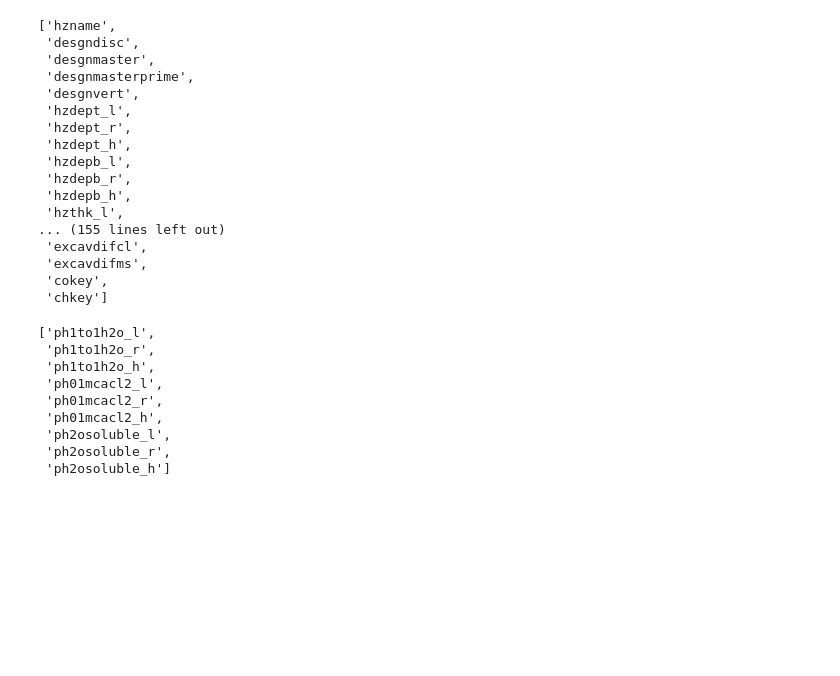
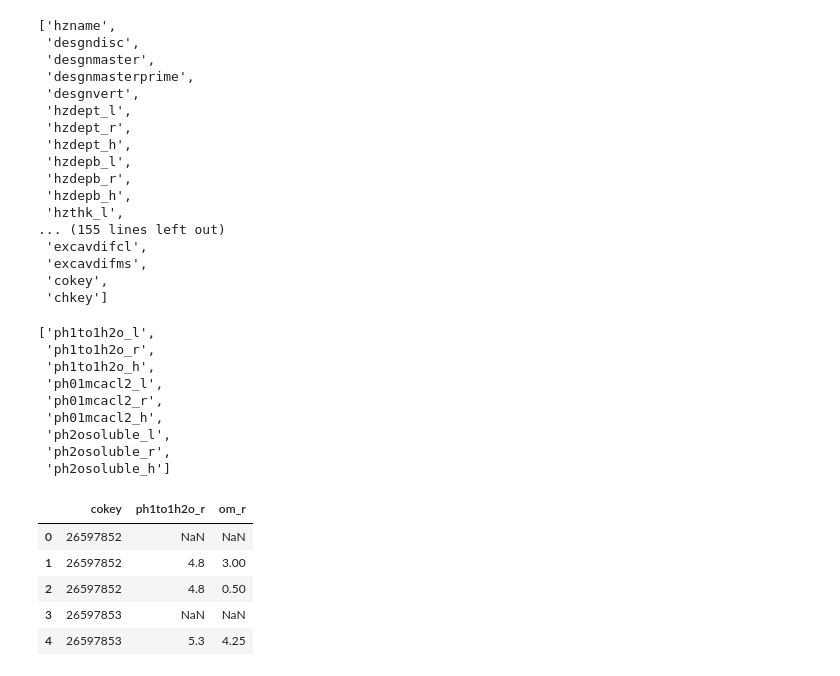
Before and after one commit to ADoddala/Predicting_Crop_Yields, a Jupyter notebook: notebooks/Data_gathering.ipynb, the cells around one changed output. Saved outputs shown, nothing was run; the diff lists cells and outputs as text; code cells hidden in the pictures; blank space fills up the shorter version.

```diff
--- a/notebooks/Data_gathering.ipynb
+++ b/notebooks/Data_gathering.ipynb
@@ -1041,3 +1035,15 @@ chorizon.columns.tolist()
  'ph2osoluble_l',
  'ph2osoluble_r',
  'ph2osoluble_h']
+# %%
+# Get only required nutrient columns
+soil_nutrients = chorizon[["cokey","ph1to1h2o_r","om_r"]].copy() #make as independent dataframe
+# %%
+soil_nutrients.head()
+# %% [output]
+|  | cokey | ph1to1h2o_r | om_r |
+| 0 | 26597852 | NaN | NaN |
+| 1 | 26597852 | 4.8 | 3.00 |
+| 2 | 26597852 | 4.8 | 0.50 |
+| 3 | 26597853 | NaN | NaN |
+| 4 | 26597853 | 5.3 | 4.25 |
```
Also changed, not shown: parts of 21 cells of this notebook.
